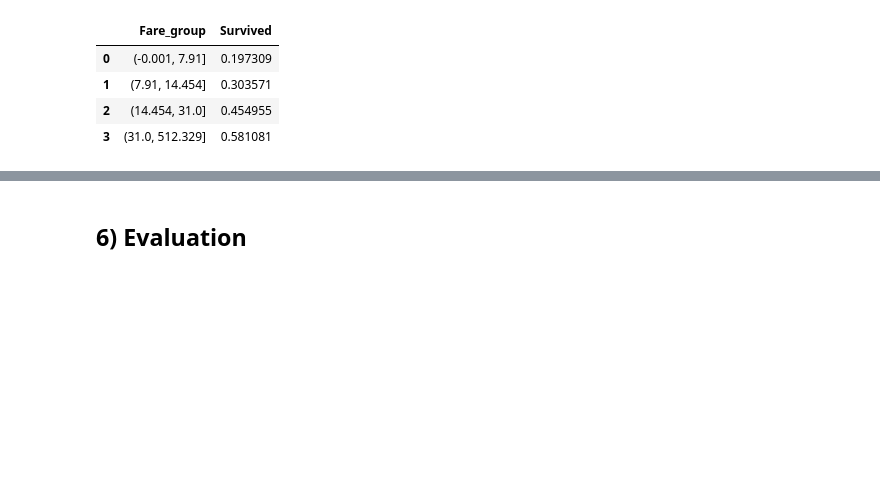
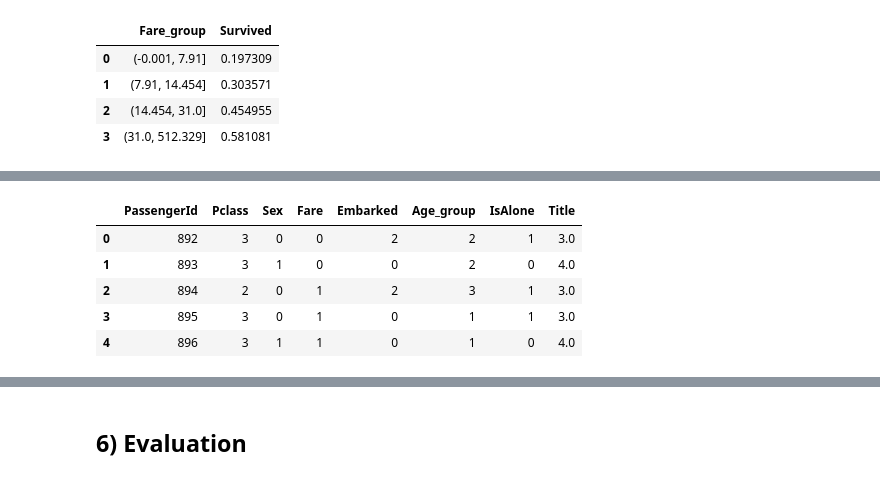
Before and after one commit to phs928/HackerRank_Python_Solutions, a Jupyter notebook: data-science-with-titanic-dataset.ipynb, the cells around one changed output, grey strips where cells are left out. Cells and saved outputs as stored; diff of their text form; code cells hidden in the pictures; blank space fills up the shorter version.

```diff
--- a/data-science-with-titanic-dataset.ipynb
+++ b/data-science-with-titanic-dataset.ipynb
@@ -533 +663,8 @@ df= [data_train, data_test]
+# %%
+# Dropping unnecessary columns
+
+data_train = data_train.drop(['PassengerId', 'Name'], axis = 1)
+data_test = data_test.drop(['Name'], axis = 1)
+
+df=[data_train, data_test]
 # %% [markdown]
@@ -561,0 +687,9 @@ data_train[['IsAlone', 'Survived']].groupby(['IsAlone'], as_index=False).mean()
+# %%
+data_test.head()
+# %% [output]
+|  | PassengerId | Pclass | Sex | Fare | Embarked | Age_group | IsAlone | Title |
+| 0 | 892 | 3 | 0 | 0 | 2 | 2 | 1 | 3.0 |
+| 1 | 893 | 3 | 1 | 0 | 0 | 2 | 0 | 4.0 |
+| 2 | 894 | 2 | 0 | 1 | 2 | 3 | 1 | 3.0 |
+| 3 | 895 | 3 | 0 | 1 | 0 | 1 | 1 | 3.0 |
+| 4 | 896 | 3 | 1 | 1 | 0 | 1 | 0 | 4.0 |
```
Also changed, not shown: parts of 40 cells of this notebook.
